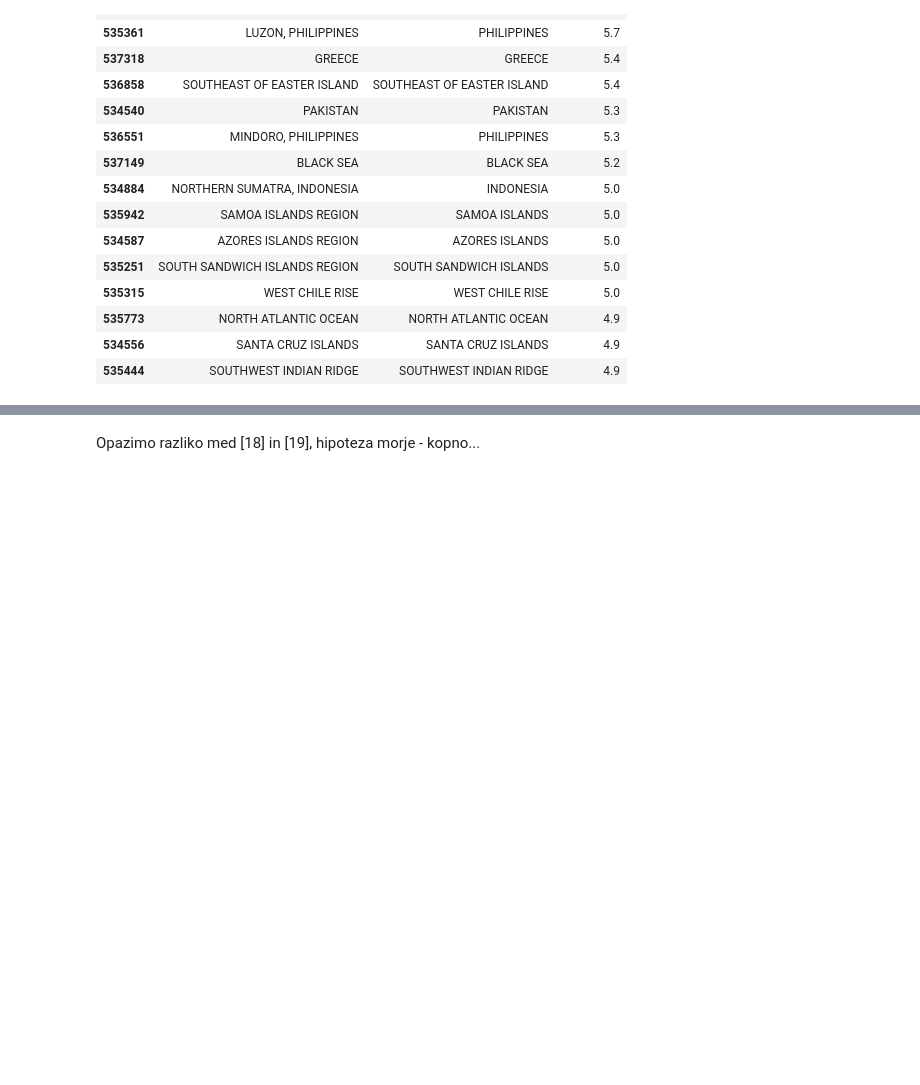
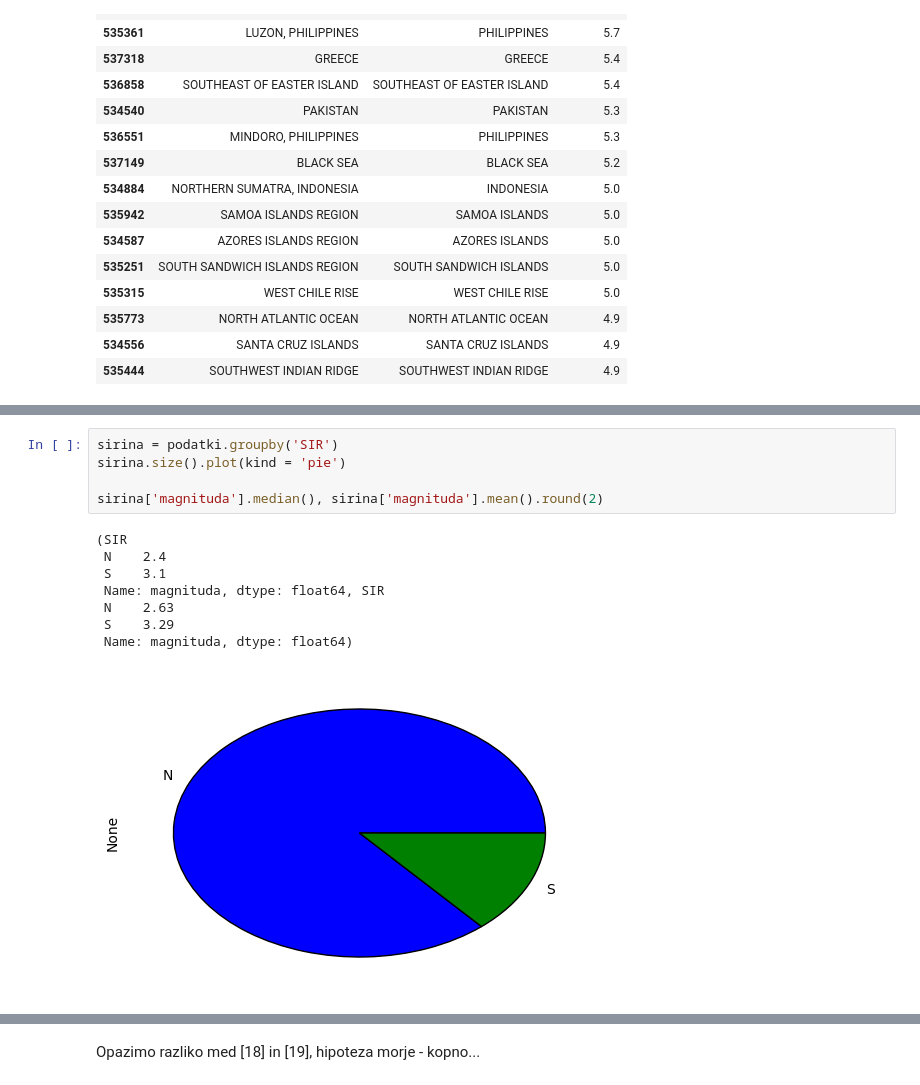
Before and after one commit to tjasabajc/Potresi, a Jupyter notebook: delovnaverzija.ipynb, the cells around one changed output, grey strips where cells are left out. Cells and saved outputs as stored; diff of their text form; blank space fills up the shorter version.

```diff
--- a/delovnaverzija.ipynb
+++ b/delovnaverzija.ipynb
@@ -206,0 +253,14 @@ Name: magnituda, dtype: float64
+# %%
+sirina = podatki.groupby('SIR')
+sirina.size().plot(kind = 'pie')
+
+sirina['magnituda'].median(), sirina['magnituda'].mean().round(2)
+# %% [output]
+(SIR
+ N    2.4
+ S    3.1
+ Name: magnituda, dtype: float64, SIR
+ N    2.63
+ S    3.29
+ Name: magnituda, dtype: float64)
+[figure, added]
```
Also changed, not shown: parts of 17 cells of this notebook.
